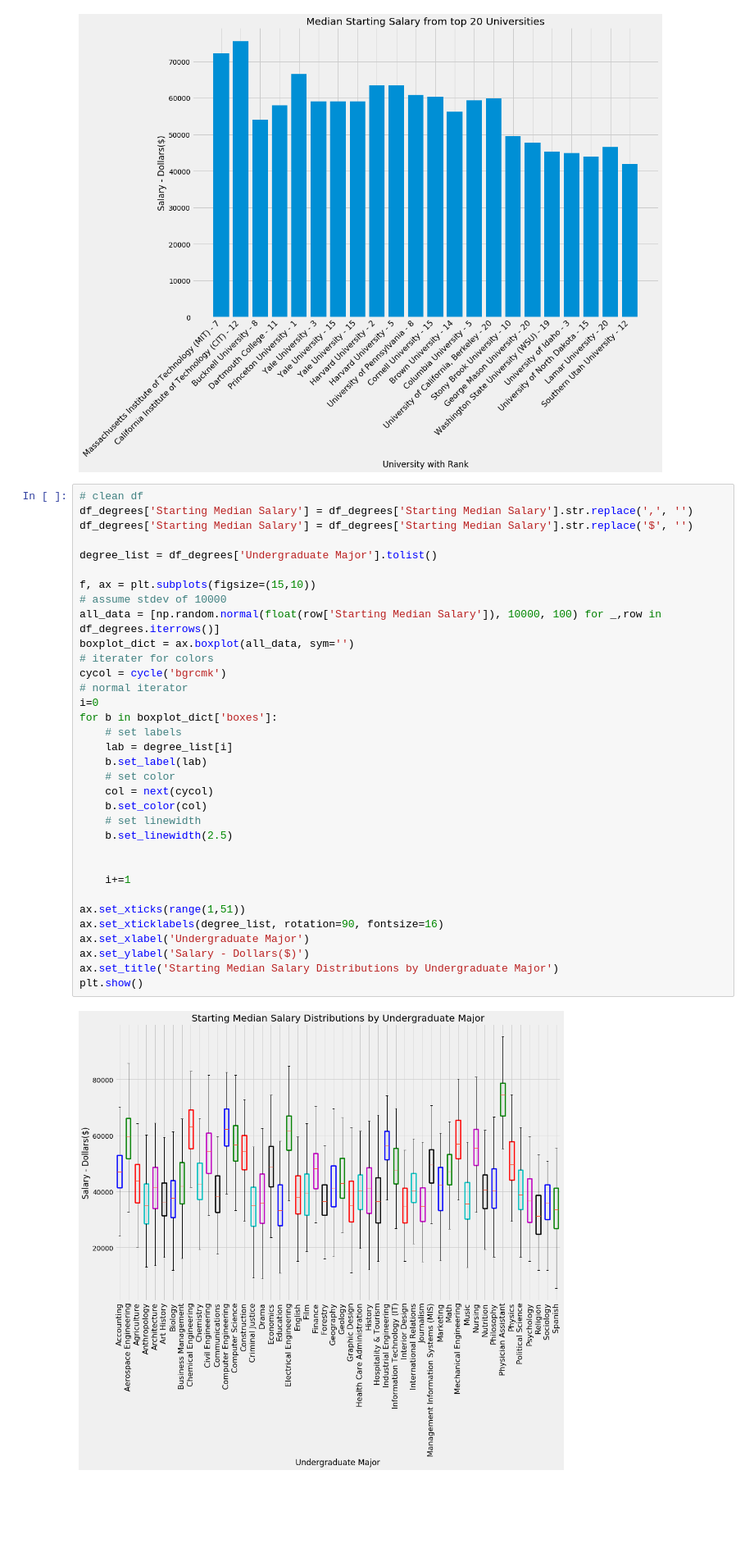
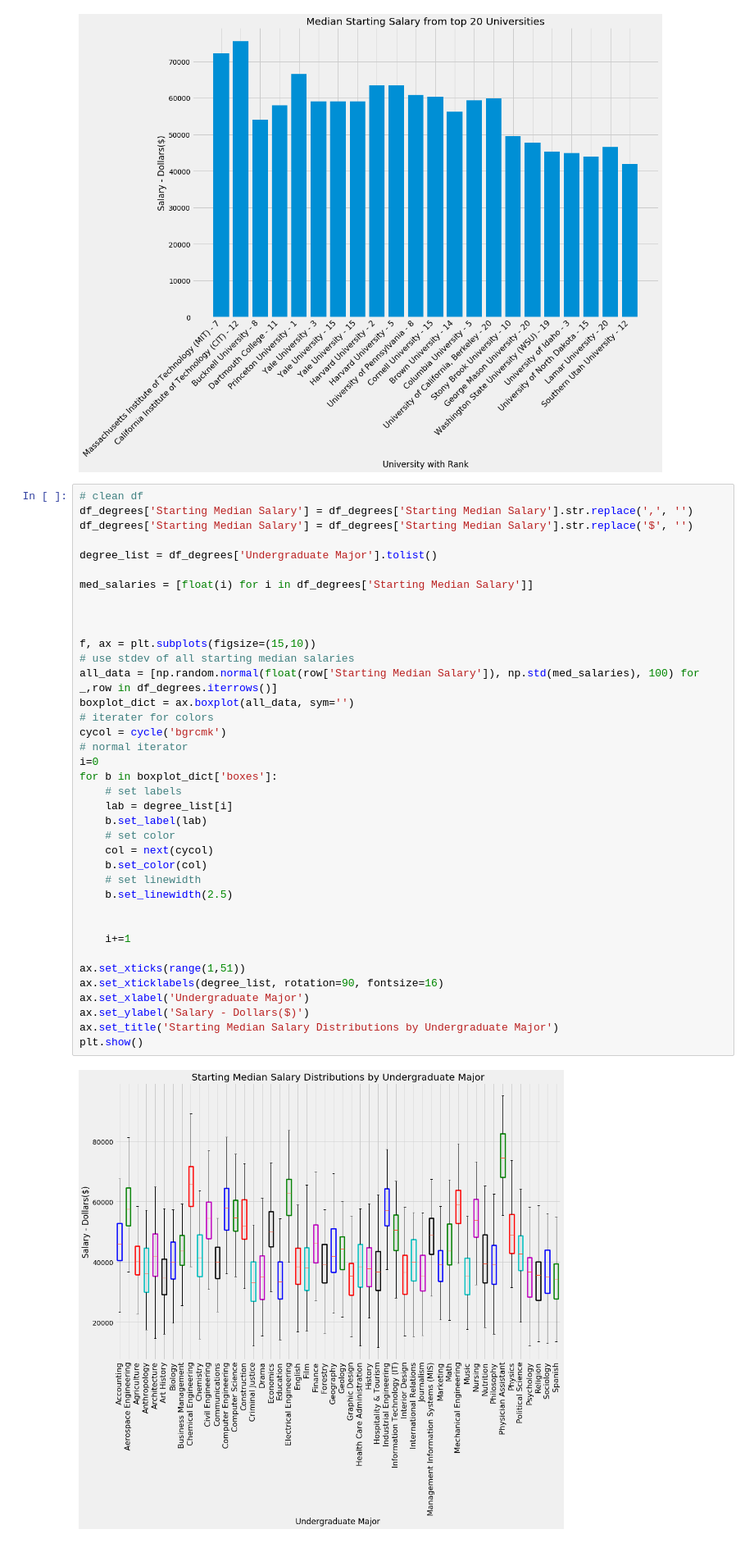
Before and after one commit to jer96/CareerPathPrediction, a Jupyter notebook: analysis/education-analysis.ipynb, the cells around one changed output. Shown at 82% size. Saved outputs shown, nothing was run; the diff lists cells and outputs as text; blank space fills up the shorter version.

```diff
--- a/analysis/education-analysis.ipynb
+++ b/analysis/education-analysis.ipynb
@@ -211,33 +211,37 @@ df_degrees['Starting Median Salary'] = df_degrees['Starting Median Salary'].str.
 df_degrees['Starting Median Salary'] = df_degrees['Starting Median Salary'].str.replace('$', '')
 
 degree_list = df_degrees['Undergraduate Major'].tolist()
 
+med_salaries = [float(i) for i in df_degrees['Starting Median Salary']]
+
+
+
 f, ax = plt.subplots(figsize=(15,10))
-# assume stdev of 10000
-all_data = [np.random.normal(float(row['Starting Median Salary']), 10000, 100) for _,row in df_degrees.iterrows()]
+# use stdev of all starting median salaries
+all_data = [np.random.normal(float(row['Starting Median Salary']), np.std(med_salaries), 100) for _,row in df_degrees.iterrows()]
 boxplot_dict = ax.boxplot(all_data, sym='')
 # iterater for colors
 cycol = cycle('bgrcmk')
 # normal iterator
 i=0
 for b in boxplot_dict['boxes']:
     # set labels
     lab = degree_list[i]
     b.set_label(lab)
     # set color
     col = next(cycol)
     b.set_color(col)
     # set linewidth
     b.set_linewidth(2.5)
 
 
     i+=1
 
 ax.set_xticks(range(1,51))
 ax.set_xticklabels(degree_list, rotation=90, fontsize=16)
 ax.set_xlabel('Undergraduate Major')
 ax.set_ylabel('Salary - Dollars($)')
 ax.set_title('Starting Median Salary Distributions by Undergraduate Major')
 plt.show()
 # %% [output]
-[figure, old version]
+[figure, new version]
```
Also changed, not shown: parts of 2 cells of this notebook, 1 other file.
